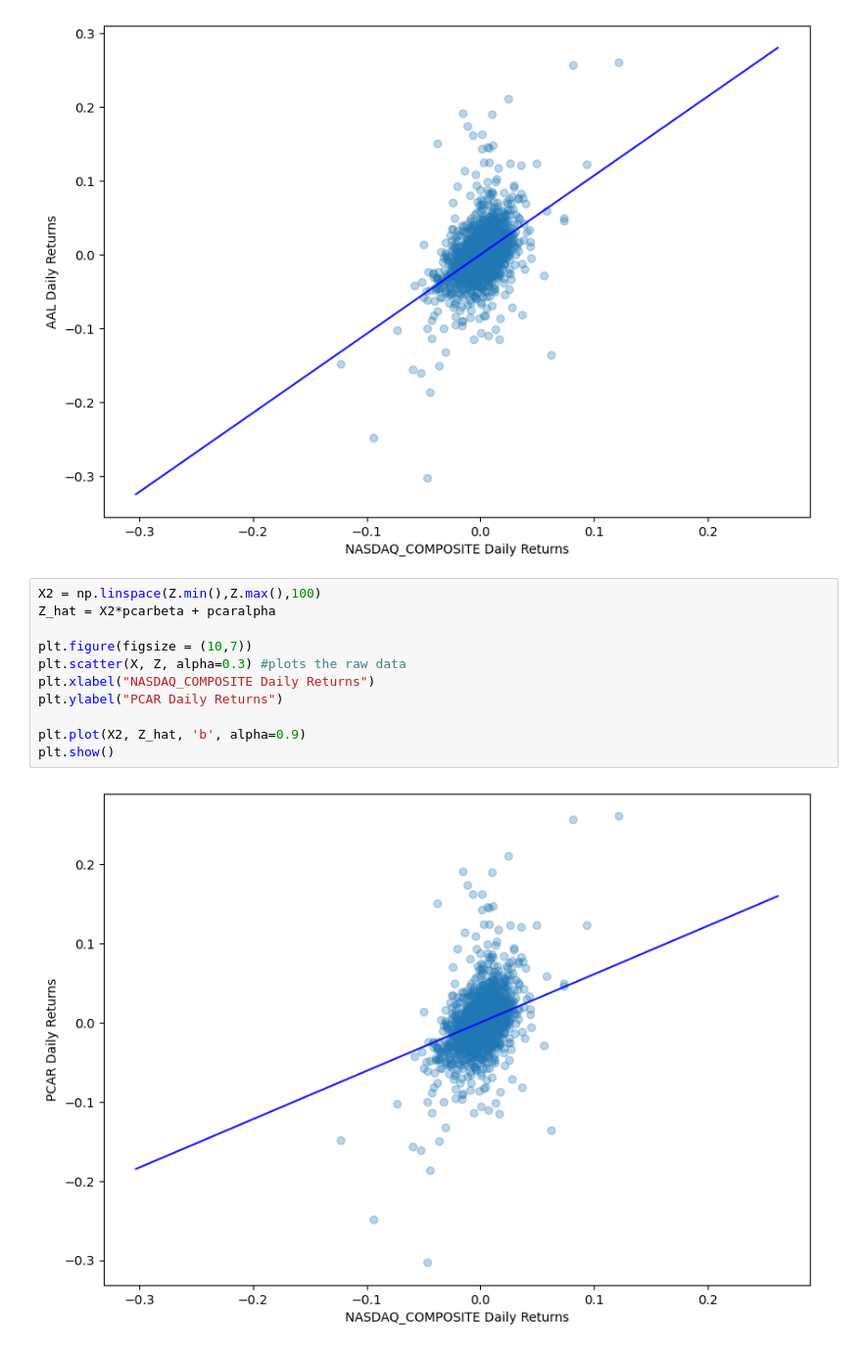
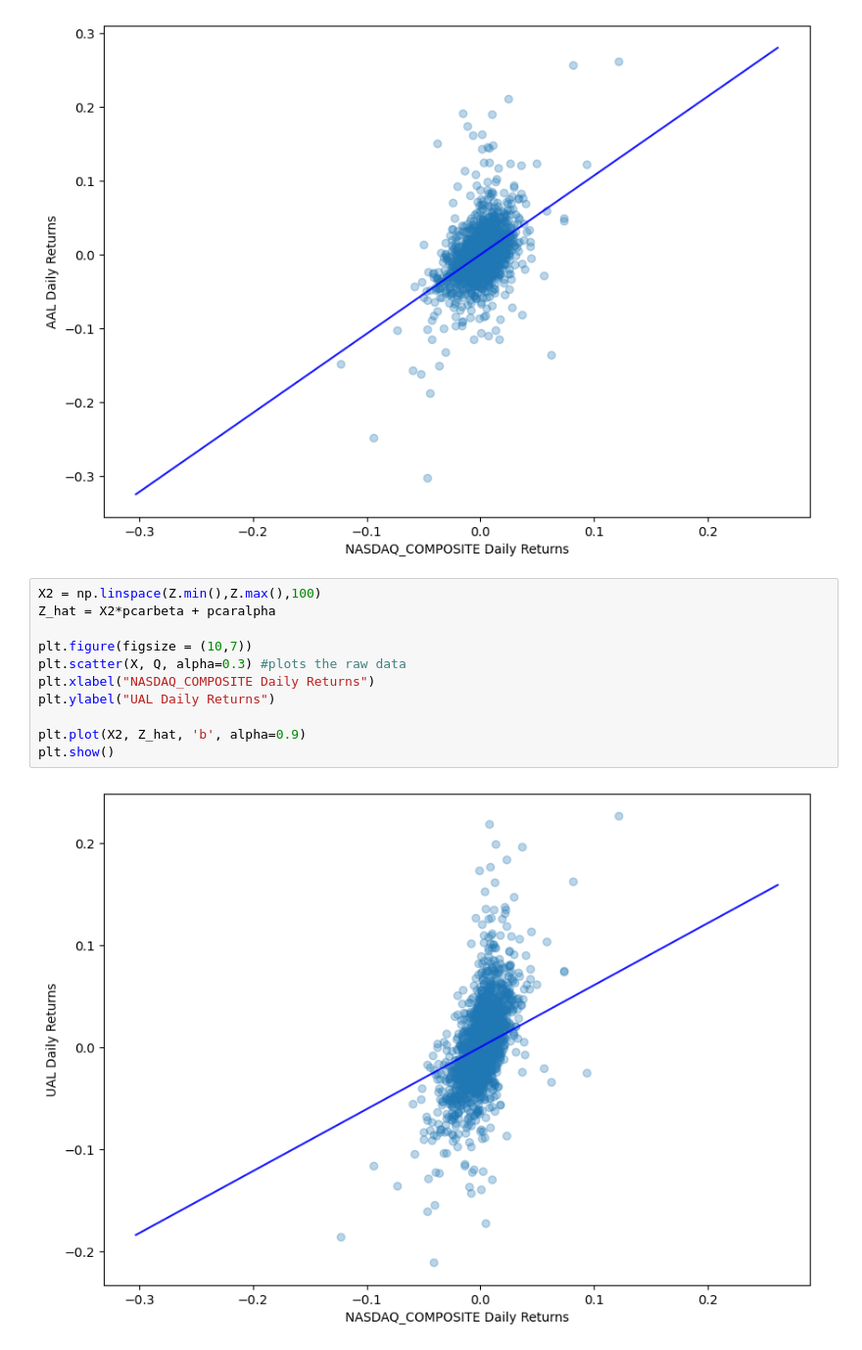
Before and after one commit to Whales01/FinTech_DataAnalysis_CodingProject, a Jupyter notebook: Risks_Returns.ipynb, the cells around one changed output. Shown at 98% size. Cells and saved outputs as stored; diff of their text form.

```diff
--- a/Risks_Returns.ipynb
+++ b/Risks_Returns.ipynb
@@ -322,16 +332,16 @@ plt.show()
 # %%
 X2 = np.linspace(Z.min(),Z.max(),100)
 Z_hat = X2*pcarbeta + pcaralpha
 
 plt.figure(figsize = (10,7))
-plt.scatter(X, Z, alpha=0.3) #plots the raw data
+plt.scatter(X, Q, alpha=0.3) #plots the raw data
 plt.xlabel("NASDAQ_COMPOSITE Daily Returns")
-plt.ylabel("PCAR Daily Returns")
+plt.ylabel("UAL Daily Returns")
 
 plt.plot(X2, Z_hat, 'b', alpha=0.9)
 plt.show()
 # %% [output]
-[figure, old version]
+[figure, new version]
 # %%
 X3 = np.linspace(Z.min(),Z.max(),100)
 Z_hat = X2*ualbeta + ualalpha
```
Also changed, not shown: parts of 30 cells of this notebook.
